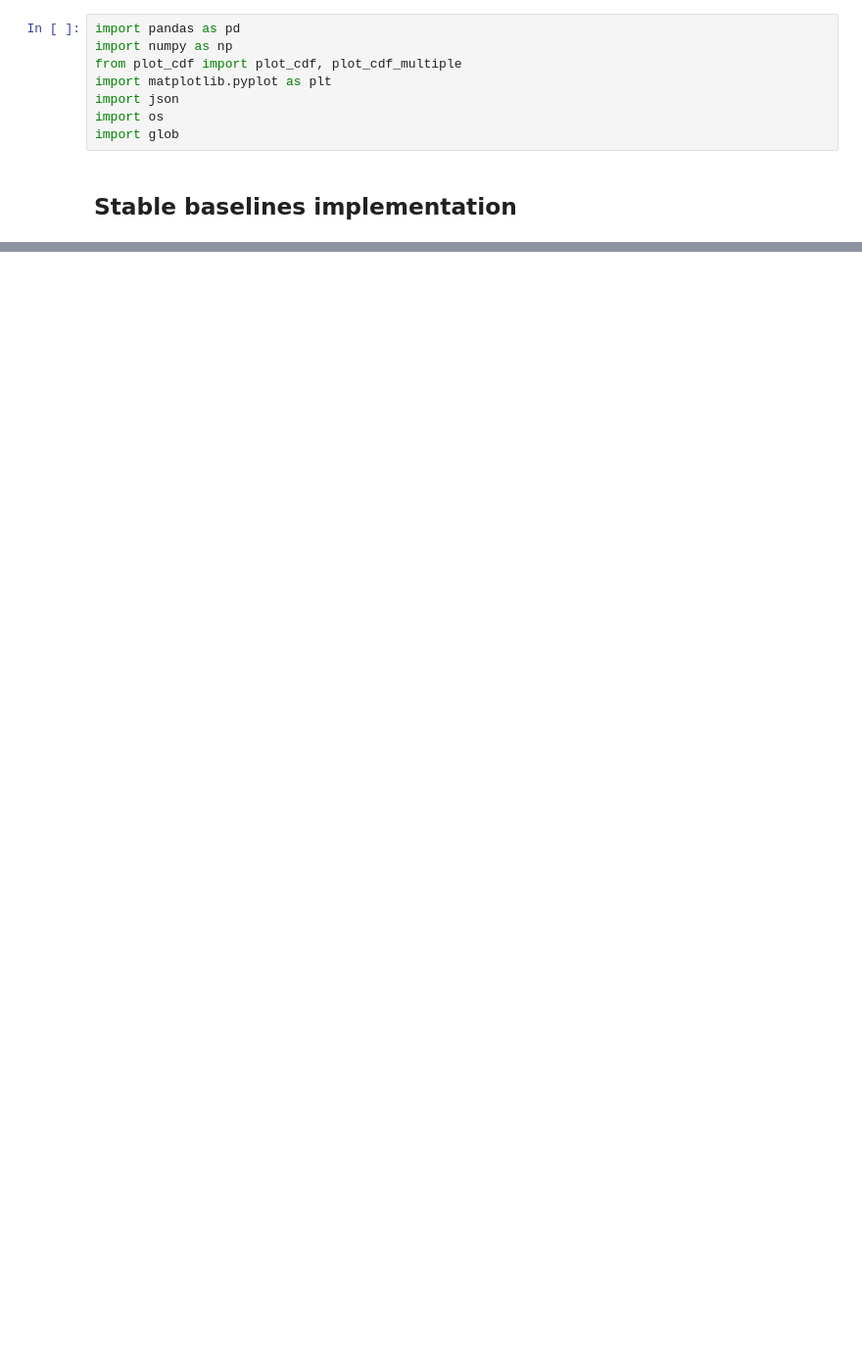
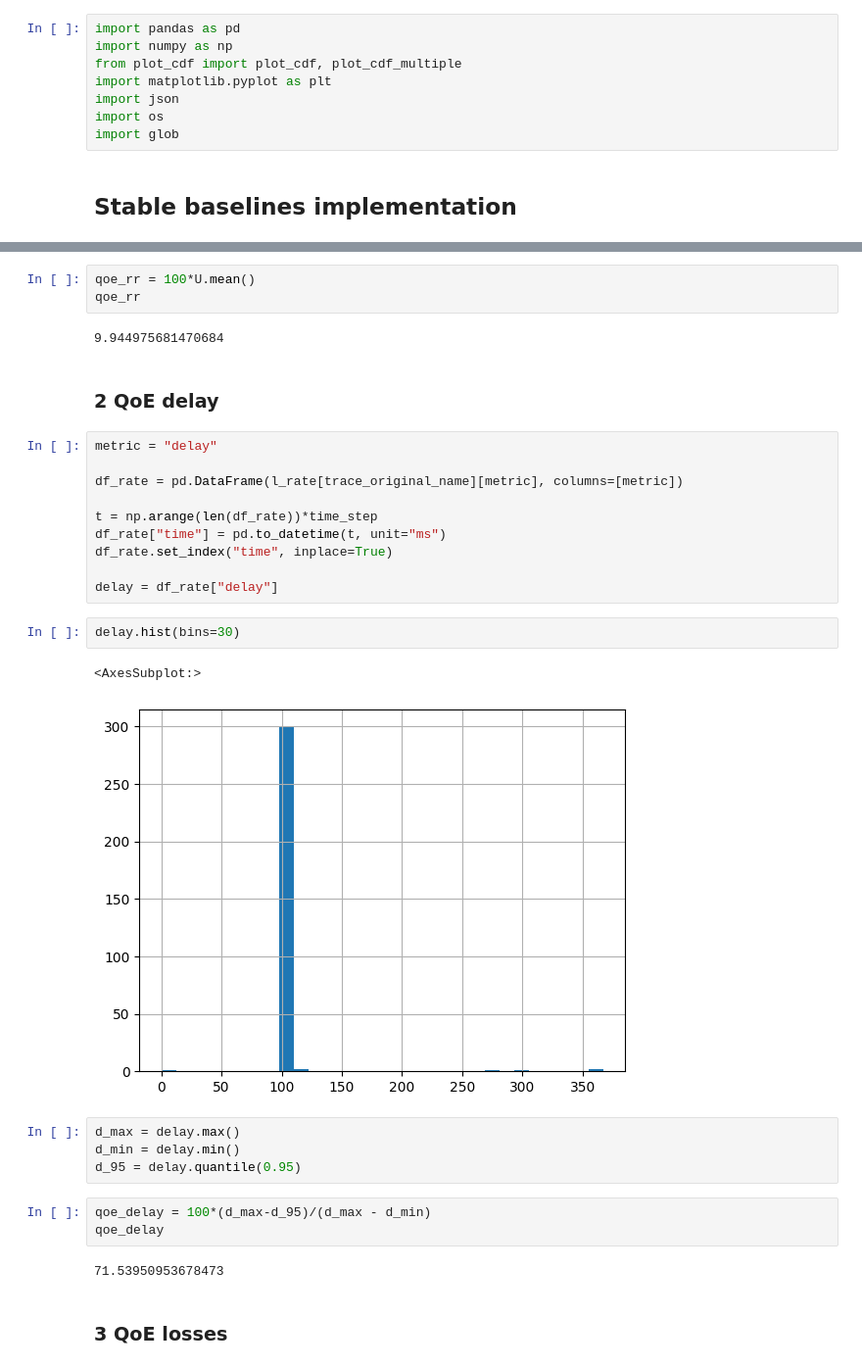
Before and after one commit to denama/ReCoCo, a Jupyter notebook: simulation_analysis/Analyze_sending_rate.ipynb, the cells around one changed output, grey strips where cells are left out. Shown: that part at 98% size. Cells and saved outputs as stored; diff of their text form; blank space fills up the shorter version.

```diff
--- a/simulation_analysis/Analyze_sending_rate.ipynb
+++ b/simulation_analysis/Analyze_sending_rate.ipynb
@@ -70,0 +158,33 @@ for metric in ["bandwidth_prediction", "receiving_rate", "sending_rate", "delay"
+# %%
+qoe_rr = 100*U.mean()
+qoe_rr
+# %% [output]
+9.944975681470684
+# %% [markdown]
+### 2 QoE delay
+# %%
+metric = "delay"
+
+df_rate = pd.DataFrame(l_rate[trace_original_name][metric], columns=[metric])
+
+t = np.arange(len(df_rate))*time_step
+df_rate["time"] = pd.to_datetime(t, unit="ms")
+df_rate.set_index("time", inplace=True)
+
+delay = df_rate["delay"]
+# %%
+delay.hist(bins=30)
+# %% [output]
+<AxesSubplot:>
+[figure, added]
+# %%
+d_max = delay.max()
+d_min = delay.min()
+d_95 = delay.quantile(0.95)
+# %%
+qoe_delay = 100*(d_max-d_95)/(d_max - d_min)
+qoe_delay
+# %% [output]
+71.53950953678473
+# %% [markdown]
+### 3 QoE losses
```
Also changed, not shown: parts of 16 cells of this notebook, 3 other files.
